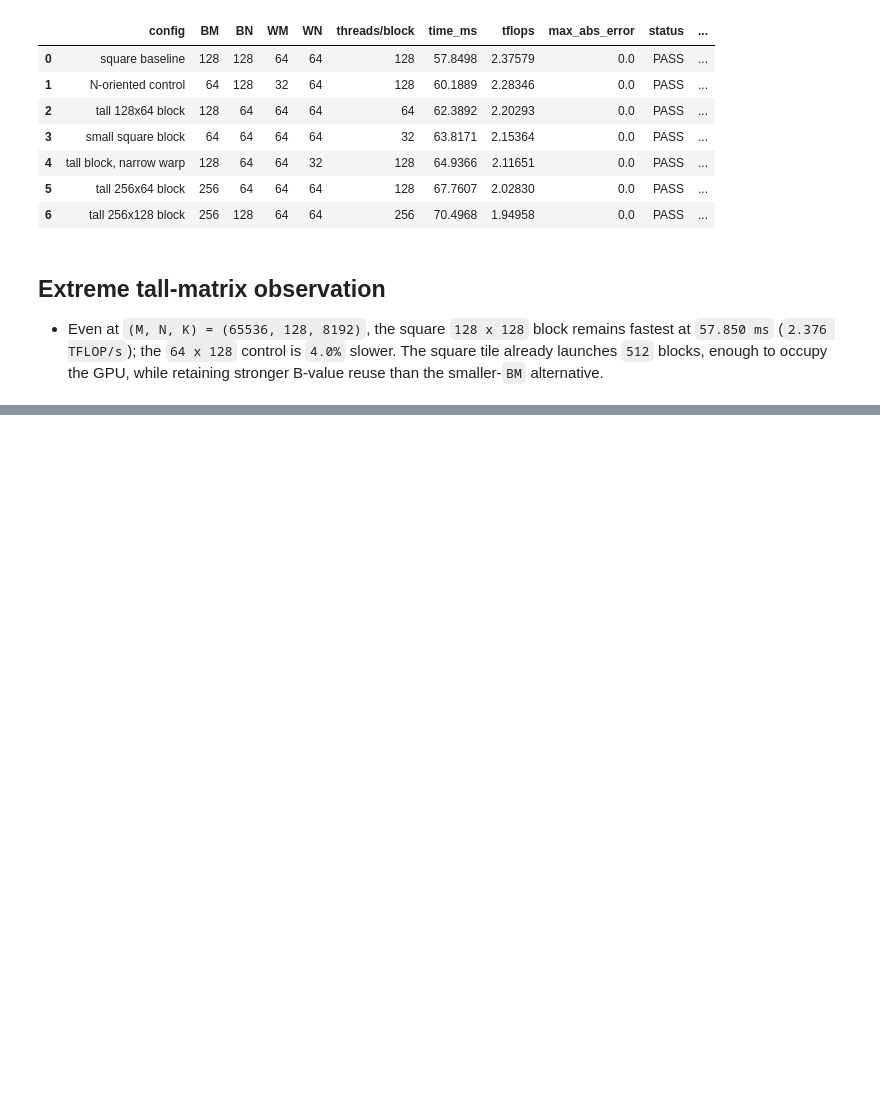
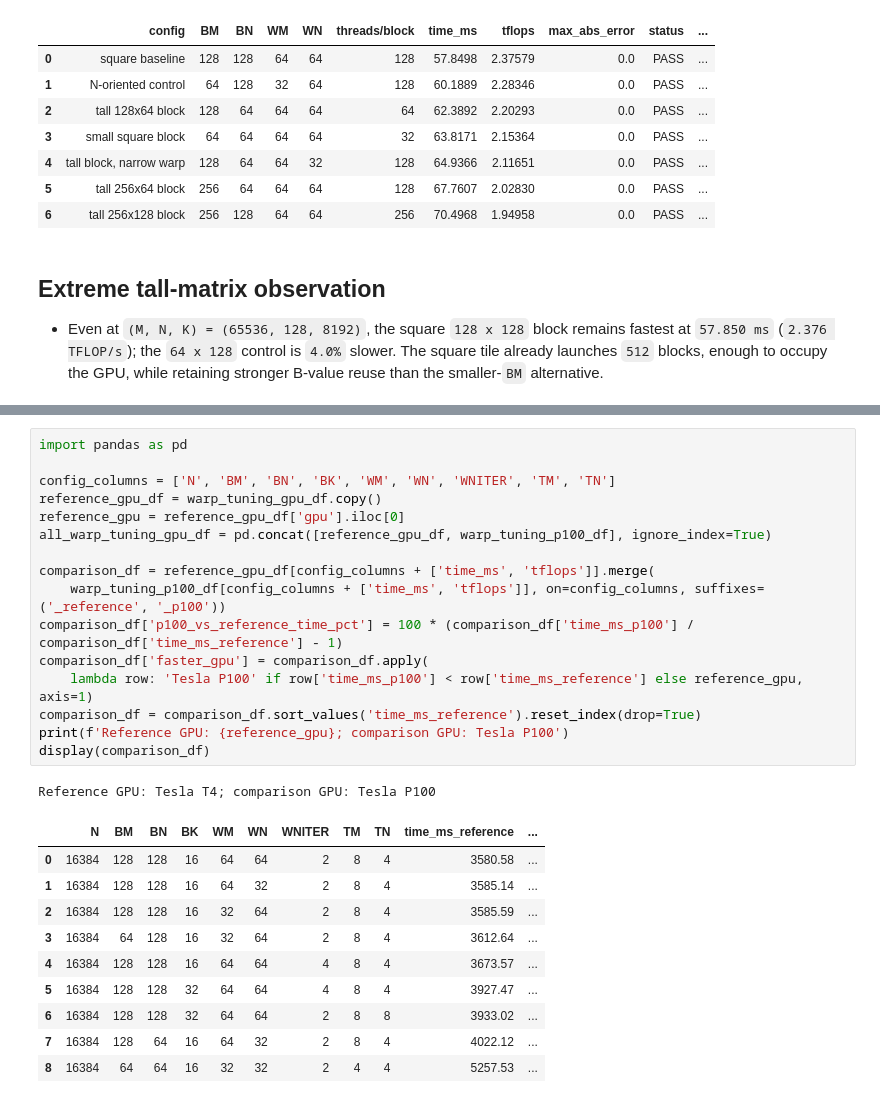
Before and after one commit to Sushil2006/matmul_cuda, a Jupyter notebook: notebook.ipynb, the cells around one changed output, grey strips where cells are left out. Drawn from its saved outputs; the diff is of its cells as text; blank space fills up the shorter version.

Commit message:
Add inter-gpu comparison

```diff
--- a/notebook.ipynb
+++ b/notebook.ipynb
@@ -1169,0 +1280,28 @@ running N-oriented control: BM=64 BN=128 WM=32 WN=64
+# %%
+import pandas as pd
+
+config_columns = ['N', 'BM', 'BN', 'BK', 'WM', 'WN', 'WNITER', 'TM', 'TN']
+reference_gpu_df = warp_tuning_gpu_df.copy()
+reference_gpu = reference_gpu_df['gpu'].iloc[0]
+all_warp_tuning_gpu_df = pd.concat([reference_gpu_df, warp_tuning_p100_df], ignore_index=True)
+
+comparison_df = reference_gpu_df[config_columns + ['time_ms', 'tflops']].merge(
+    warp_tuning_p100_df[config_columns + ['time_ms', 'tflops']], on=config_columns, suffixes=('_reference', '_p100'))
+comparison_df['p100_vs_reference_time_pct'] = 100 * (comparison_df['time_ms_p100'] / comparison_df['time_ms_reference'] - 1)
+comparison_df['faster_gpu'] = comparison_df.apply(
+    lambda row: 'Tesla P100' if row['time_ms_p100'] < row['time_ms_reference'] else reference_gpu, axis=1)
+comparison_df = comparison_df.sort_values('time_ms_reference').reset_index(drop=True)
+print(f'Reference GPU: {reference_gpu}; comparison GPU: Tesla P100')
+display(comparison_df)
+# %% [output]
+Reference GPU: Tesla T4; comparison GPU: Tesla P100
+|  | N | BM | BN | BK | WM | WN | WNITER | TM | TN | time_ms_reference | ... |
+| 0 | 16384 | 128 | 128 | 16 | 64 | 64 | 2 | 8 | 4 | 3580.58 | ... |
+| 1 | 16384 | 128 | 128 | 16 | 64 | 32 | 2 | 8 | 4 | 3585.14 | ... |
+| 2 | 16384 | 128 | 128 | 16 | 32 | 64 | 2 | 8 | 4 | 3585.59 | ... |
+| 3 | 16384 | 64 | 128 | 16 | 32 | 64 | 2 | 8 | 4 | 3612.64 | ... |
+| 4 | 16384 | 128 | 128 | 16 | 64 | 64 | 4 | 8 | 4 | 3673.57 | ... |
+| 5 | 16384 | 128 | 128 | 32 | 64 | 64 | 4 | 8 | 4 | 3927.47 | ... |
+| 6 | 16384 | 128 | 128 | 32 | 64 | 64 | 2 | 8 | 8 | 3933.02 | ... |
+| 7 | 16384 | 128 | 64 | 16 | 64 | 32 | 2 | 8 | 4 | 4022.12 | ... |
+| 8 | 16384 | 64 | 64 | 16 | 32 | 32 | 2 | 4 | 4 | 5257.53 | ... |
```
Also changed, not shown: parts of 5 cells of this notebook, 1 other file.
